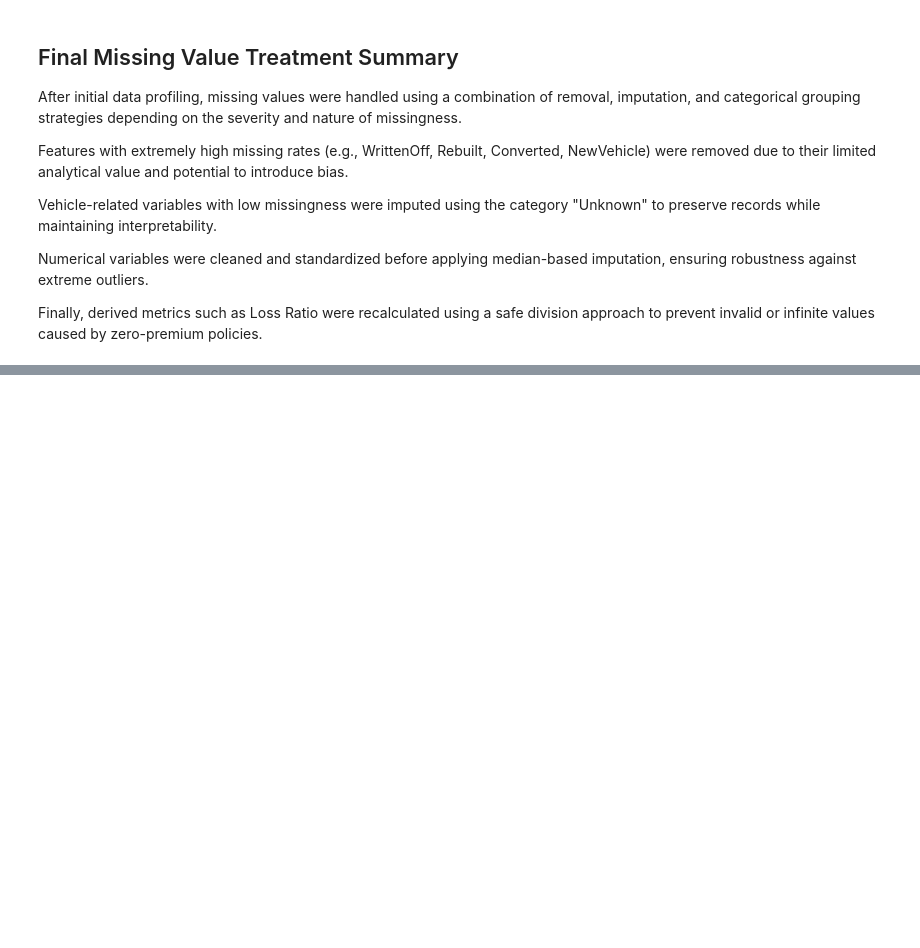
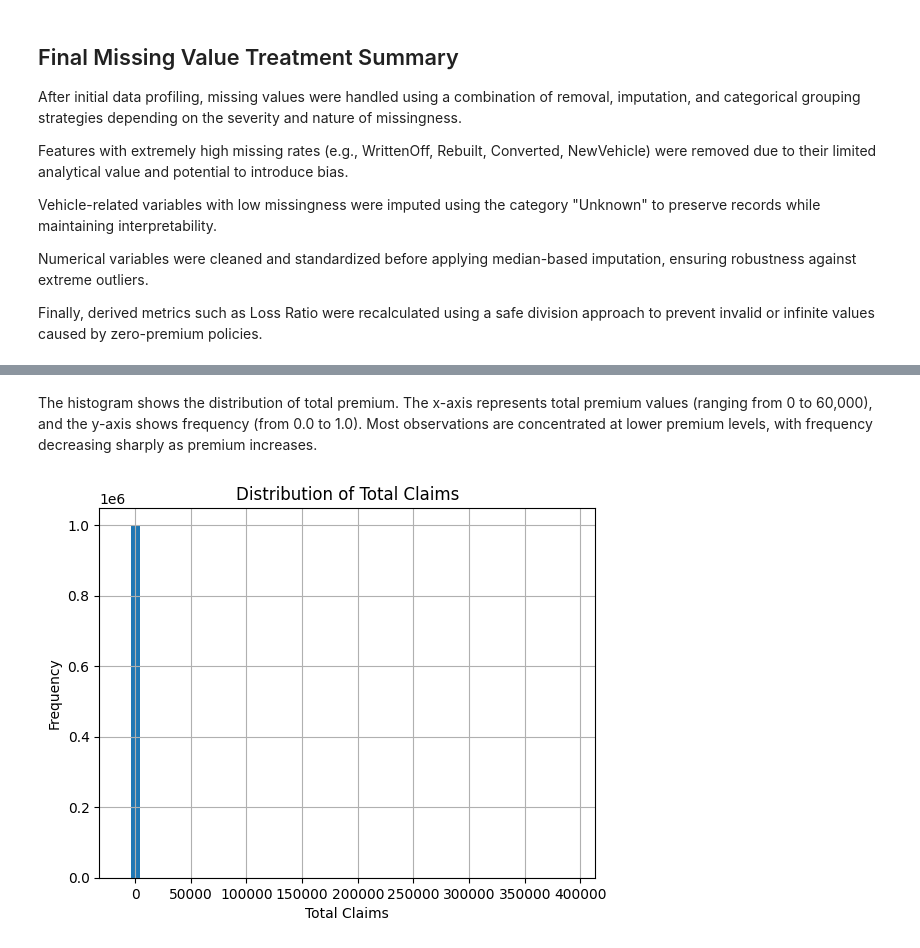
Before and after one commit to ILam2010/insurance-risk-analytics, a Jupyter notebook: notebooks/01_eda.ipynb, the cells around one changed output, grey strips where cells are left out. Drawn from its saved outputs; the diff is of its cells as text; code cells hidden in the pictures; blank space fills up the shorter version.

```diff
--- a/notebooks/01_eda.ipynb
+++ b/notebooks/01_eda.ipynb
@@ -188,0 +208,12 @@ Finally, derived metrics such as Loss Ratio were recalculated using a safe divis
+# %% [markdown]
+The histogram shows the distribution of total premium. The x-axis represents total premium values (ranging from 0 to 60,000), and the y-axis shows frequency (from 0.0 to 1.0). Most observations are concentrated at lower premium levels, with frequency decreasing sharply as premium increases.
+# %%
+df["TotalClaims"].hist(bins=50)
+
+plt.title("Distribution of Total Claims")
+plt.xlabel("Total Claims")
+plt.ylabel("Frequency")
+
+plt.show()
+# %% [output]
+[figure, added]
```
Also changed, not shown: parts of 48 cells of this notebook, 2 other files.
